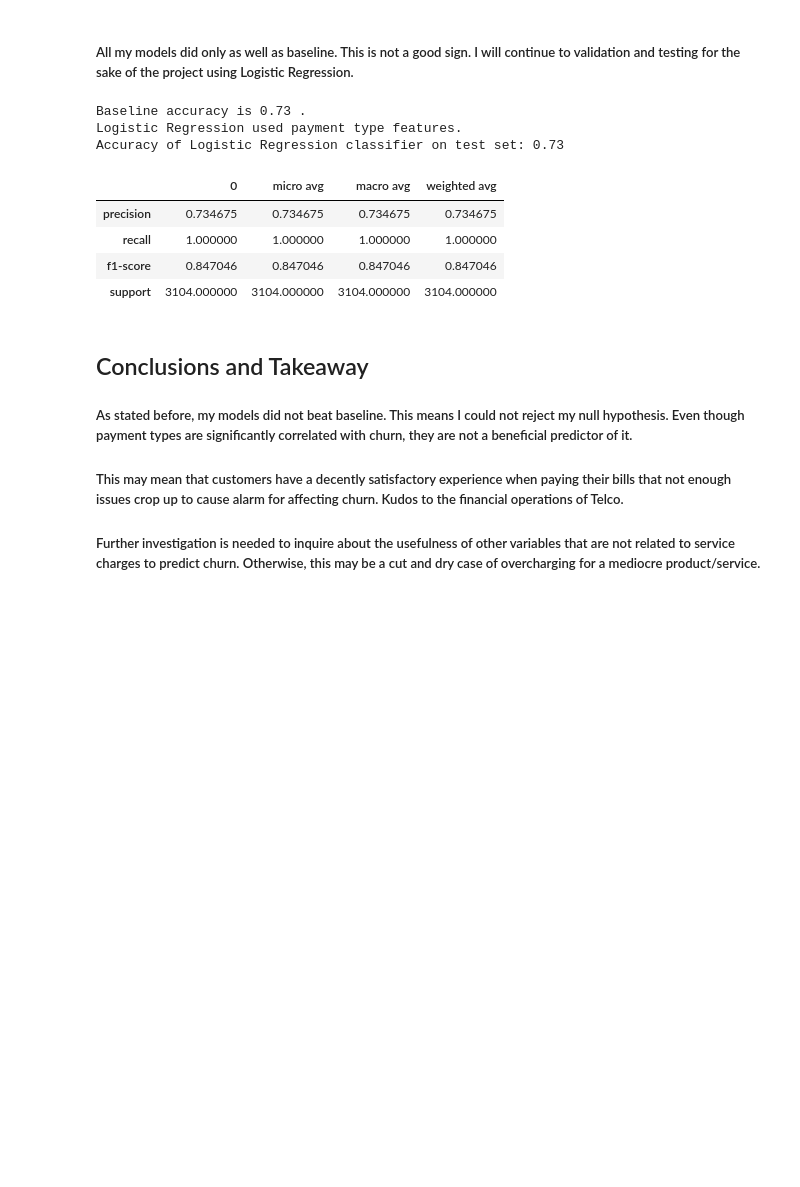
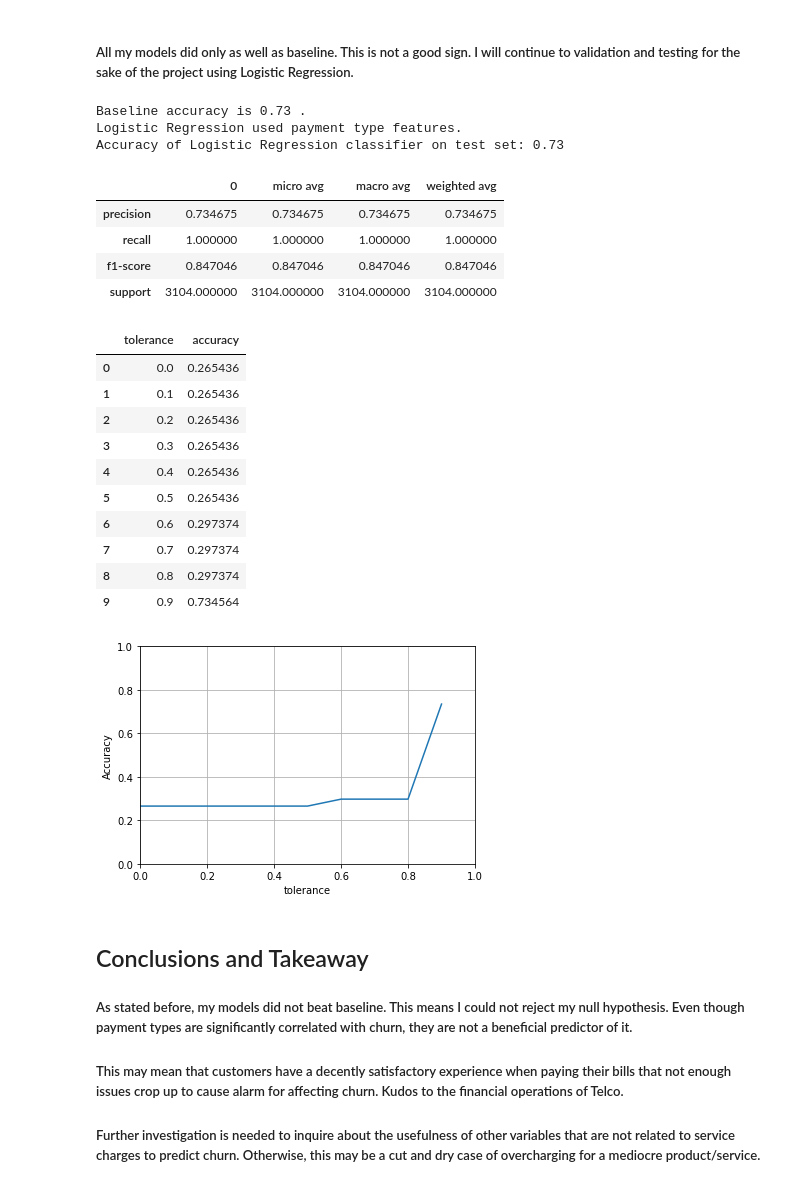
Before and after one commit to Peter-N-Chavez/Project1---Telco-Churn, a Jupyter notebook: final_project1.ipynb, the cells around one changed output. Cells and saved outputs as stored; diff of their text form; code cells hidden in the pictures; blank space fills up the shorter version.

Commit message:
Updated to include visuals.

```diff
--- a/final_project1.ipynb
+++ b/final_project1.ipynb
@@ -233,21 +233,56 @@ y_preds = logreg.predict(X_test[selected_feats])
 # %%
 print("Baseline accuracy is", baseline_accuracy, ".")
 print("Logistic Regression used payment type features.")
 print('Accuracy of Logistic Regression classifier on test set: {:.2f}'
      .format(logreg.score(X_test[selected_feats], y_test)))
 
 test_class = pd.DataFrame(classification_report(y_test, y_preds, output_dict = True,
 labels = np.unique(y_preds)))
 display(train_class)
+
+y_pred_proba = logreg.predict_proba(X_test[selected_feats])
+y_pred_proba = pd.DataFrame(y_pred_proba, columns = ["churned", "not_churned"])
+
+tolerance, model_scores = [], []
+
+for i in np.arange(0,1,.1):
+    y_pred = (y_pred_proba.churned > i).astype(int)
+    accuracy = accuracy_score(y_test, y_pred)
+    model_scores.append(accuracy)
+    tolerance.append(i.round(1))
+
+scores = {"tolerance":tolerance, "accuracy":model_scores}
+
+df = pd.DataFrame(scores)
+display(df)
+
+graph = sns.lineplot(data = df, x = "tolerance", y = "accuracy")
+graph.set_xlim(0, 1)
+graph.set_ylim(0, 1)
+plt.ylabel('Accuracy')
+plt.grid(True)
+plt.show()
 # %% [output]
 Baseline accuracy is 0.73 .
 Logistic Regression used payment type features.
 Accuracy of Logistic Regression classifier on test set: 0.73
 |  | 0 | micro avg | macro avg | weighted avg |
 | precision | 0.734675 | 0.734675 | 0.734675 | 0.734675 |
 | recall | 1.000000 | 1.000000 | 1.000000 | 1.000000 |
 | f1-score | 0.847046 | 0.847046 | 0.847046 | 0.847046 |
 | support | 3104.000000 | 3104.000000 | 3104.000000 | 3104.000000 |
+|  | tolerance | accuracy |
+| 0 | 0.0 | 0.265436 |
+| 1 | 0.1 | 0.265436 |
+| 2 | 0.2 | 0.265436 |
+| 3 | 0.3 | 0.265436 |
+| 4 | 0.4 | 0.265436 |
+| 5 | 0.5 | 0.265436 |
+| 6 | 0.6 | 0.297374 |
+| 7 | 0.7 | 0.297374 |
+| 8 | 0.8 | 0.297374 |
+| 9 | 0.9 | 0.734564 |
+[figure, added]
 # %% [markdown]
 ## Conclusions and Takeaway
 
```
